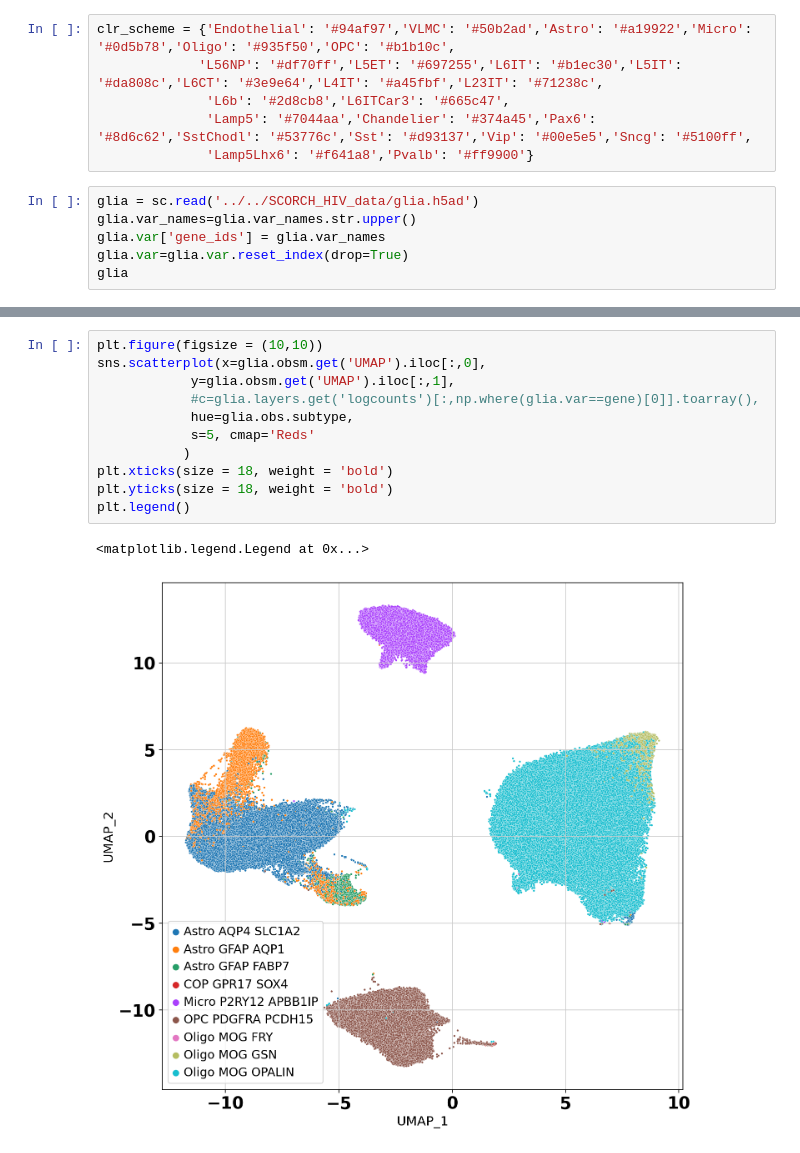
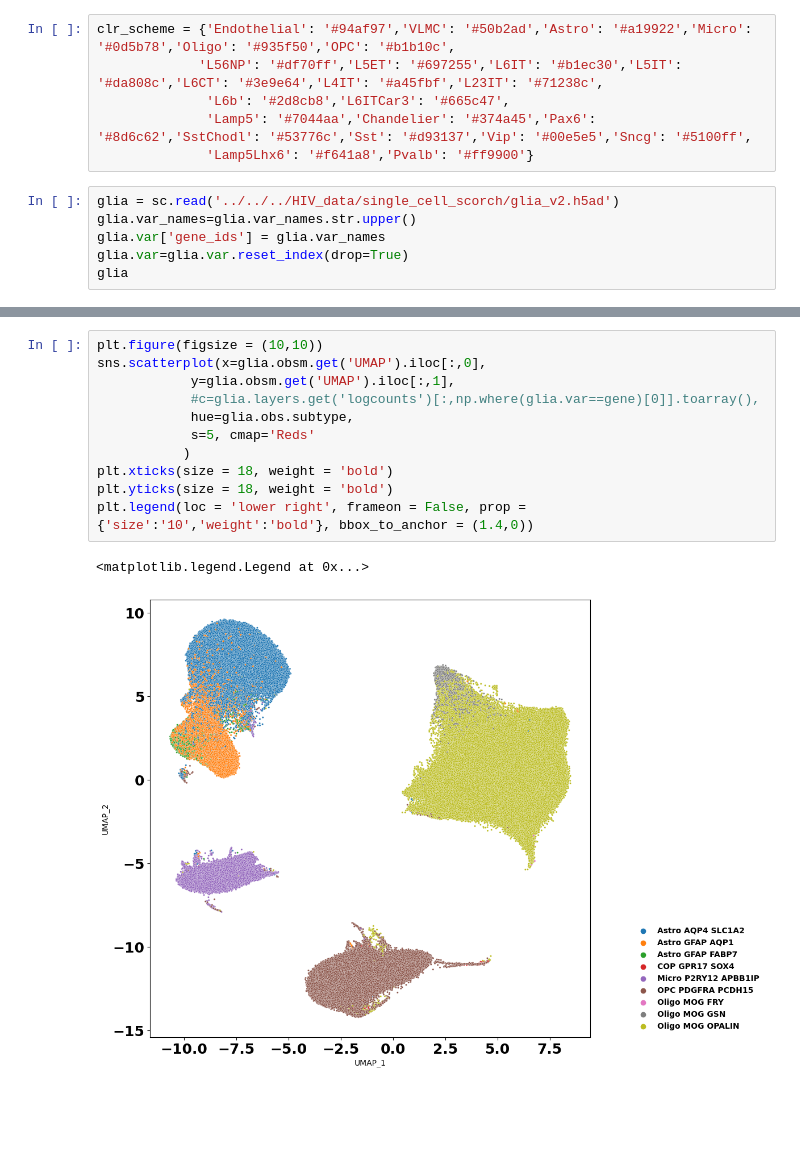
Before and after one commit to aj95b/SCORCH, a Jupyter notebook: data_cleaning/glia.ipynb, the cells around one changed output, grey strips where cells are left out. Saved outputs shown, nothing was run; the diff lists cells and outputs as text; blank space fills up the shorter version.

```diff
--- a/data_cleaning/glia.ipynb
+++ b/data_cleaning/glia.ipynb
@@ -49,7 +49,7 @@ clr_scheme = {'Endothelial': '#94af97','VLMC': '#50b2ad','Astro': '#a19922','Mic
               'Lamp5': '#7044aa','Chandelier': '#374a45','Pax6': '#8d6c62','SstChodl': '#53776c','Sst': '#d93137','Vip': '#00e5e5','Sncg': '#5100ff',
               'Lamp5Lhx6': '#f641a8','Pvalb': '#ff9900'}
 # %%
-glia = sc.read('../../SCORCH_HIV_data/glia.h5ad')
+glia = sc.read('../../../HIV_data/single_cell_scorch/glia_v2.h5ad')
 glia.var_names=glia.var_names.str.upper()
 glia.var['gene_ids'] = glia.var_names
 glia.var=glia.var.reset_index(drop=True)
@@ -78,17 +78,17 @@ plt.legend()
 # %%
 plt.figure(figsize = (10,10))
 sns.scatterplot(x=glia.obsm.get('UMAP').iloc[:,0],
             y=glia.obsm.get('UMAP').iloc[:,1],
             #c=glia.layers.get('logcounts')[:,np.where(glia.var==gene)[0]].toarray(),
             hue=glia.obs.subtype,
             s=5, cmap='Reds'
            )
 plt.xticks(size = 18, weight = 'bold')
 plt.yticks(size = 18, weight = 'bold')
-plt.legend()
+plt.legend(loc = 'lower right', frameon = False, prop = {'size':'10','weight':'bold'}, bbox_to_anchor = (1.4,0))
 # %% [output]
 <matplotlib.legend.Legend at 0x...>
-[figure, old version]
+[figure, new version]
 # %%
 sc.pp.filter_cells(glia, min_genes = 200)
 sc.pp.filter_genes(glia, min_cells = 10)
```
Also changed, not shown: parts of 10 cells of this notebook, 2 other files.
